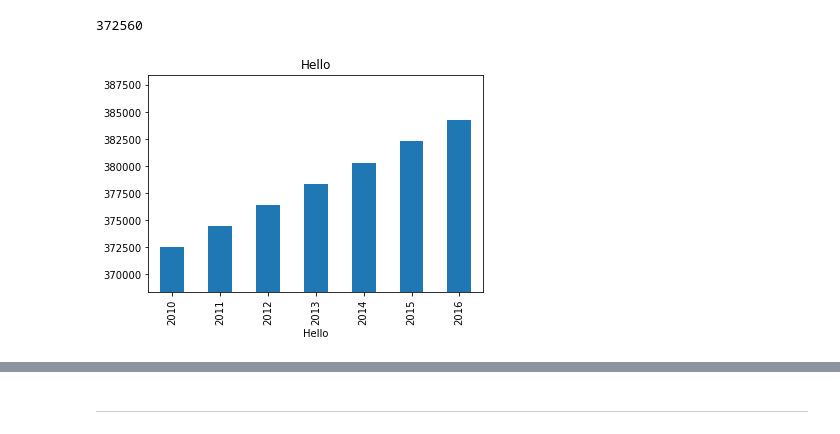
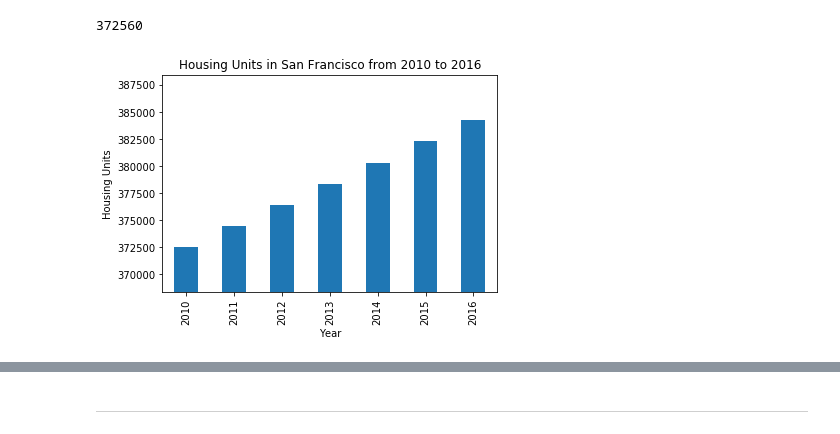
Before and after one commit to tfry-coder/Unit-6-PyViz-homework, a Jupyter notebook: Pyviz.ipynb, the cells around one changed output, grey strips where cells are left out. Saved outputs shown, nothing was run; the diff lists cells and outputs as text; code cells hidden in the pictures.

```diff
--- a/Pyviz.ipynb
+++ b/Pyviz.ipynb
@@ -67,10 +59,11 @@ y_min
 # %%
 fig_housing_units = plt.figure()
 sfo_plot = sfo_mean.plot.bar()
-sfo_plot.set_title("Hello")
-sfo_plot.set_xlabel("Hello")
+sfo_plot.set_title("Housing Units in San Francisco from 2010 to 2016")
+sfo_plot.set_xlabel("Year")
+sfo_plot.set_ylabel("Housing Units")
 sfo_plot.set_ylim(y_min-y_std, y_max+y_std)
 plt.show()
 plt.close(fig_housing_units)
 # %% [output]
-[figure, old version]
+[figure, new version]
```
Also changed, not shown: parts of 28 cells of this notebook.
